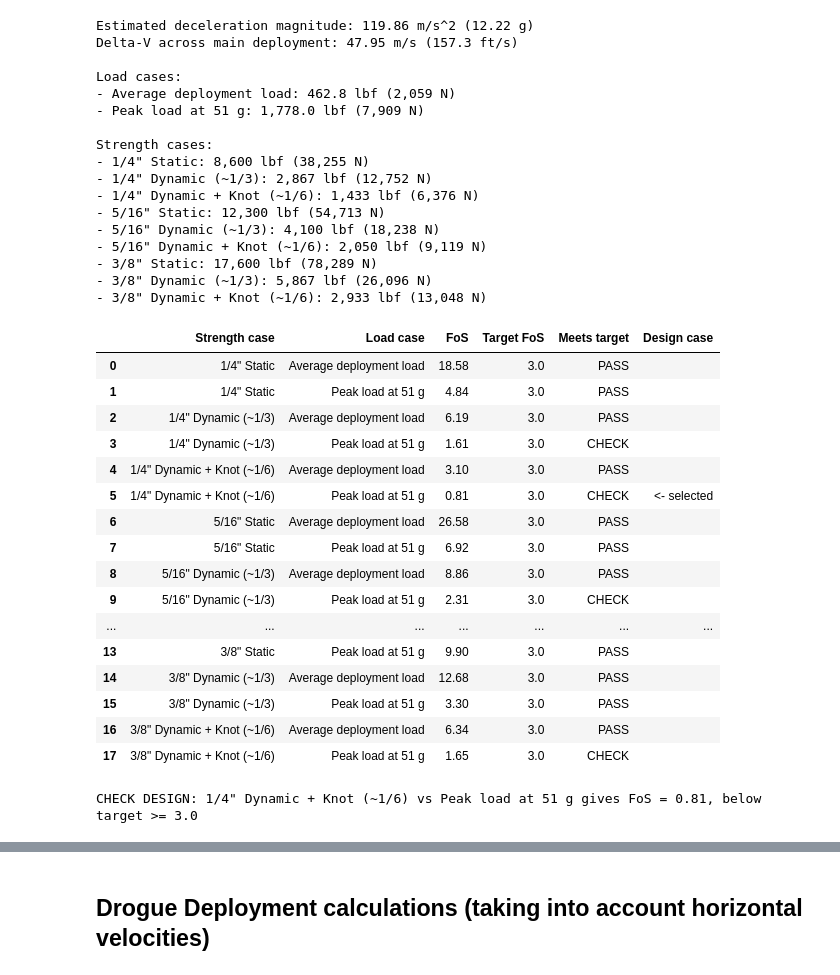
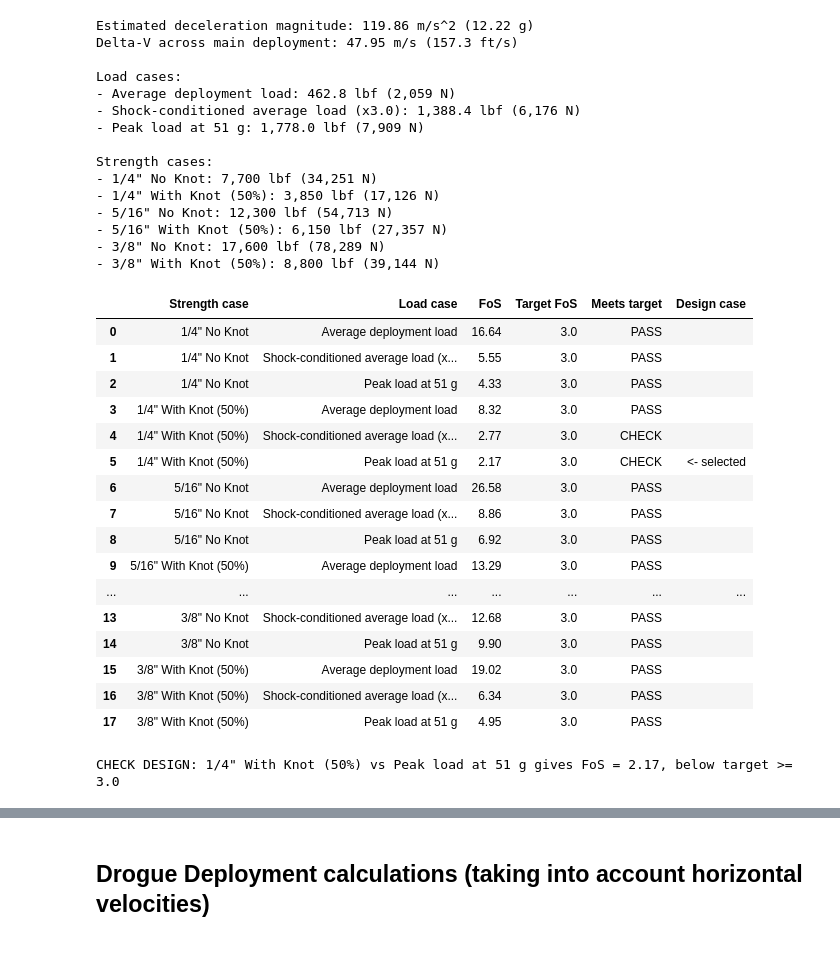
Before and after one commit to VoicefulEmu/DataAnalysisSnowbirdTest, a Jupyter notebook: code/ShockCordCalcs.ipynb, the cells around one changed output, grey strips where cells are left out. Drawn from its saved outputs; the diff is of its cells as text; code cells hidden in the pictures.

```diff
--- a/code/ShockCordCalcs.ipynb
+++ b/code/ShockCordCalcs.ipynb
@@ -16,10 +19,10 @@ deployment_time_s = 0.40  # Time over which velocity change occurs, seconds
 max_g_main = 50.8  # Maximum expected deceleration in g's (measured main channel max accel)
 required_fos = 3.0
 knot_efficiency = 0.50  # Conservative retained strength fraction for a knotted termination
-dynamic_shock_factor=1.0 / 3.0  # Conservative additional factor to account for dynamic shock loading beyond the simple impulse calculation
+shock_load_factor = 3.0  # Multiplier applied to the average load for dynamic shock conditioning
 
 # Amsteel Blue minimum break strengths by diameter (typical published values)
-amsteel_strength_lbf_quart = 8600.0   # 1/4 in
+amsteel_strength_lbf_quart = 7700   # 1/4 in
 amsteel_strength_lbf_quint = 12300.0  # 5/16 in
 amsteel_strength_lbf_oct   = 17600.0  # 3/8 in
 
@@ -34,23 +37,22 @@ mass_kg = mass_lbm * KG_PER_LBM
 v_before_main_mps = v_before_main_fts * M_PER_FT
 v_after_main_mps = v_after_main_fts * M_PER_FT
 
-# Strength cases for all three diameters × three treatment scenarios
+# Strength cases for all three diameters × two termination scenarios
 # Used by the FoS table and the grouped bar chart
 diameters_main = {
     '1/4"': amsteel_strength_lbf_quart,
     '5/16"': amsteel_strength_lbf_quint,
     '3/8"': amsteel_strength_lbf_oct,
 }
-treatments_main = {
-    'Static': 1.0,
-    'Dynamic (~1/3)': dynamic_shock_factor,
-    'Dynamic + Knot (~1/6)': dynamic_shock_factor * knot_efficiency,
+knot_treatments_main = {
+    'No Knot': 1.0,
+    'With Knot (50%)': knot_efficiency,
 }
 
 strength_lbf = {
     f'{diam} {treatment}': base * factor
     for diam, base in diameters_main.items()
-    for treatment, factor in treatments_main.items()
+    for treatment, factor in knot_treatments_main.items()
 }
 # %%
 # Calculations
@@ -59,10 +61,12 @@ a_mag = delta_v / deployment_time_s
 a_mag_g = a_mag / g
 
 avg_tension_N = mass_kg * (a_mag + g)
+shock_conditioned_tension_N = avg_tension_N * shock_load_factor
 peak_tension_N = mass_kg * max_g_main * g
 
 loads_N = {
     "Average deployment load": avg_tension_N,
+    f"Shock-conditioned average load (x{shock_load_factor:.1f})": shock_conditioned_tension_N,
     f"Peak load at {max_g_main:.0f} g": peak_tension_N,
 }
 loads_lbf = {name: value / N_PER_LBF for name, value in loads_N.items()}
@@ -91,23 +95,21 @@ Delta-V across main deployment: 47.95 m/s (157.3 ft/s)
 
 Load cases:
 - Average deployment load: 462.8 lbf (2,059 N)
+- Shock-conditioned average load (x3.0): 1,388.4 lbf (6,176 N)
 - Peak load at 51 g: 1,778.0 lbf (7,909 N)
 
 Strength cases:
-- 1/4" Static: 8,600 lbf (38,255 N)
-- 1/4" Dynamic (~1/3): 2,867 lbf (12,752 N)
-- 1/4" Dynamic + Knot (~1/6): 1,433 lbf (6,376 N)
-- 5/16" Static: 12,300 lbf (54,713 N)
-- 5/16" Dynamic (~1/3): 4,100 lbf (18,238 N)
-- 5/16" Dynamic + Knot (~1/6): 2,050 lbf (9,119 N)
-- 3/8" Static: 17,600 lbf (78,289 N)
-- 3/8" Dynamic (~1/3): 5,867 lbf (26,096 N)
-- 3/8" Dynamic + Knot (~1/6): 2,933 lbf (13,048 N)
+- 1/4" No Knot: 7,700 lbf (34,251 N)
+- 1/4" With Knot (50%): 3,850 lbf (17,126 N)
+- 5/16" No Knot: 12,300 lbf (54,713 N)
+- 5/16" With Knot (50%): 6,150 lbf (27,357 N)
+- 3/8" No Knot: 17,600 lbf (78,289 N)
+- 3/8" With Knot (50%): 8,800 lbf (39,144 N)
 # %%
 # Factor-of-safety summary and design check
 import pandas as pd
 
-design_strength_case = '1/4" Dynamic + Knot (~1/6)'
+design_strength_case = '1/4" With Knot (50%)'
 design_load_case = f"Peak load at {max_g_main:.0f} g"
 
 rows = []
@@ -122,51 +124,51 @@ for strength_name, row in fos.items():
                 "Meets target": "PASS" if value >= required_fos else "CHECK",
             }
         )
 
 fos_table = pd.DataFrame(rows)
 fos_table["Design case"] = (
     (fos_table["Strength case"] == design_strength_case)
     & (fos_table["Load case"] == design_load_case)
 ).map({True: "<- selected", False: ""})
 
 design_row = fos_table.loc[
     (fos_table["Strength case"] == design_strength_case)
     & (fos_table["Load case"] == design_load_case)
-].iloc[0]
+] .iloc[0]
 design_fos = float(design_row["FoS"])
 
 display(fos_table)
 
 print()
 if design_fos >= required_fos:
     print(
         f"PASS: {design_strength_case} vs {design_load_case} gives FoS = "
         f"{design_fos:.2f}, meeting target >= {required_fos:.1f}"
     )
 else:
     print(
         f"CHECK DESIGN: {design_strength_case} vs {design_load_case} gives FoS = "
         f"{design_fos:.2f}, below target >= {required_fos:.1f}"
     )
 # %% [output]
 |  | Strength case | Load case | FoS | Target FoS | Meets target | Design case |
-| 0 | 1/4" Static | Average deployment load | 18.58 | 3.0 | PASS |  |
-| 1 | 1/4" Static | Peak load at 51 g | 4.84 | 3.0 | PASS |  |
-| 2 | 1/4" Dynamic (~1/3) | Average deployment load | 6.19 | 3.0 | PASS |  |
-| 3 | 1/4" Dynamic (~1/3) | Peak load at 51 g | 1.61 | 3.0 | CHECK |  |
-| 4 | 1/4" Dynamic + Knot (~1/6) | Average deployment load | 3.10 | 3.0 | PASS |  |
-| 5 | 1/4" Dynamic + Knot (~1/6) | Peak load at 51 g | 0.81 | 3.0 | CHECK | <- selected |
-| 6 | 5/16" Static | Average deployment load | 26.58 | 3.0 | PASS |  |
-| 7 | 5/16" Static | Peak load at 51 g | 6.92 | 3.0 | PASS |  |
-| 8 | 5/16" Dynamic (~1/3) | Average deployment load | 8.86 | 3.0 | PASS |  |
-| 9 | 5/16" Dynamic (~1/3) | Peak load at 51 g | 2.31 | 3.0 | CHECK |  |
+| 0 | 1/4" No Knot | Average deployment load | 16.64 | 3.0 | PASS |  |
+| 1 | 1/4" No Knot | Shock-conditioned average load (x... | 5.55 | 3.0 | PASS |  |
+| 2 | 1/4" No Knot | Peak load at 51 g | 4.33 | 3.0 | PASS |  |
+| 3 | 1/4" With Knot (50%) | Average deployment load | 8.32 | 3.0 | PASS |  |
+| 4 | 1/4" With Knot (50%) | Shock-conditioned average load (x... | 2.77 | 3.0 | CHECK |  |
+| 5 | 1/4" With Knot (50%) | Peak load at 51 g | 2.17 | 3.0 | CHECK | <- selected |
+| 6 | 5/16" No Knot | Average deployment load | 26.58 | 3.0 | PASS |  |
+| 7 | 5/16" No Knot | Shock-conditioned average load (x... | 8.86 | 3.0 | PASS |  |
+| 8 | 5/16" No Knot | Peak load at 51 g | 6.92 | 3.0 | PASS |  |
+| 9 | 5/16" With Knot (50%) | Average deployment load | 13.29 | 3.0 | PASS |  |
 | ... | ... | ... | ... | ... | ... | ... |
-| 13 | 3/8" Static | Peak load at 51 g | 9.90 | 3.0 | PASS |  |
-| 14 | 3/8" Dynamic (~1/3) | Average deployment load | 12.68 | 3.0 | PASS |  |
-| 15 | 3/8" Dynamic (~1/3) | Peak load at 51 g | 3.30 | 3.0 | PASS |  |
-| 16 | 3/8" Dynamic + Knot (~1/6) | Average deployment load | 6.34 | 3.0 | PASS |  |
-| 17 | 3/8" Dynamic + Knot (~1/6) | Peak load at 51 g | 1.65 | 3.0 | CHECK |  |
+| 13 | 3/8" No Knot | Shock-conditioned average load (x... | 12.68 | 3.0 | PASS |  |
+| 14 | 3/8" No Knot | Peak load at 51 g | 9.90 | 3.0 | PASS |  |
+| 15 | 3/8" With Knot (50%) | Average deployment load | 19.02 | 3.0 | PASS |  |
+| 16 | 3/8" With Knot (50%) | Shock-conditioned average load (x... | 6.34 | 3.0 | PASS |  |
+| 17 | 3/8" With Knot (50%) | Peak load at 51 g | 4.95 | 3.0 | PASS |  |
-CHECK DESIGN: 1/4" Dynamic + Knot (~1/6) vs Peak load at 51 g gives FoS = 0.81, below target >= 3.0
+CHECK DESIGN: 1/4" With Knot (50%) vs Peak load at 51 g gives FoS = 2.17, below target >= 3.0
 # %%
 import matplotlib.pyplot as plt
 import numpy as np
```
Also changed, not shown: parts of 9 cells of this notebook, 2 other files.
